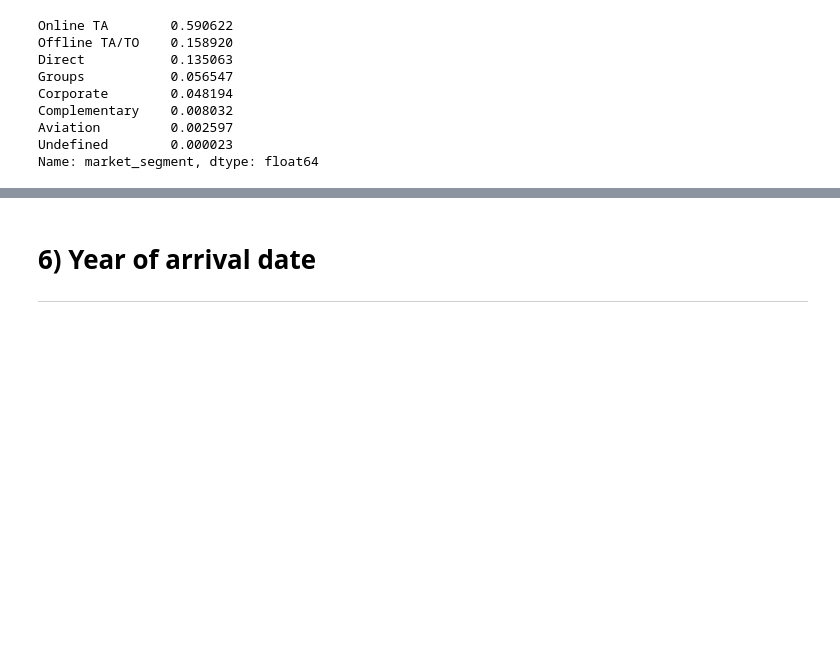
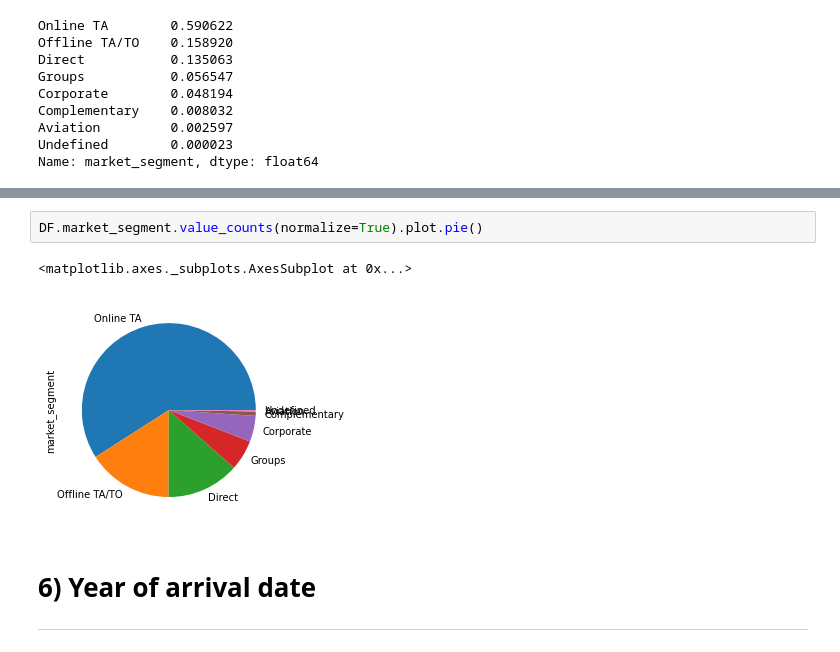
Before and after one commit to pratikghodke777/Hotel-Booking-Analysis---Capstone-Project-, a Jupyter notebook: Hotel_Booking_Analysis_Capstone_Project_(1).ipynb, the cells around one changed output, grey strips where cells are left out. Saved outputs shown, nothing was run; the diff lists cells and outputs as text; blank space fills up the shorter version.

```diff
--- a/Hotel_Booking_Analysis_Capstone_Project_(1).ipynb
+++ b/Hotel_Booking_Analysis_Capstone_Project_(1).ipynb
@@ -430,3 +430,8 @@ plt.show()
+# %%
+DF.market_segment.value_counts(normalize=True).plot.pie()
+# %% [output]
+<matplotlib.axes._subplots.AxesSubplot at 0x...>
+[figure, added]
 # %% [markdown]
 # **6) Year of arrival date**
 
```
Also changed, not shown: parts of 13 cells of this notebook.
